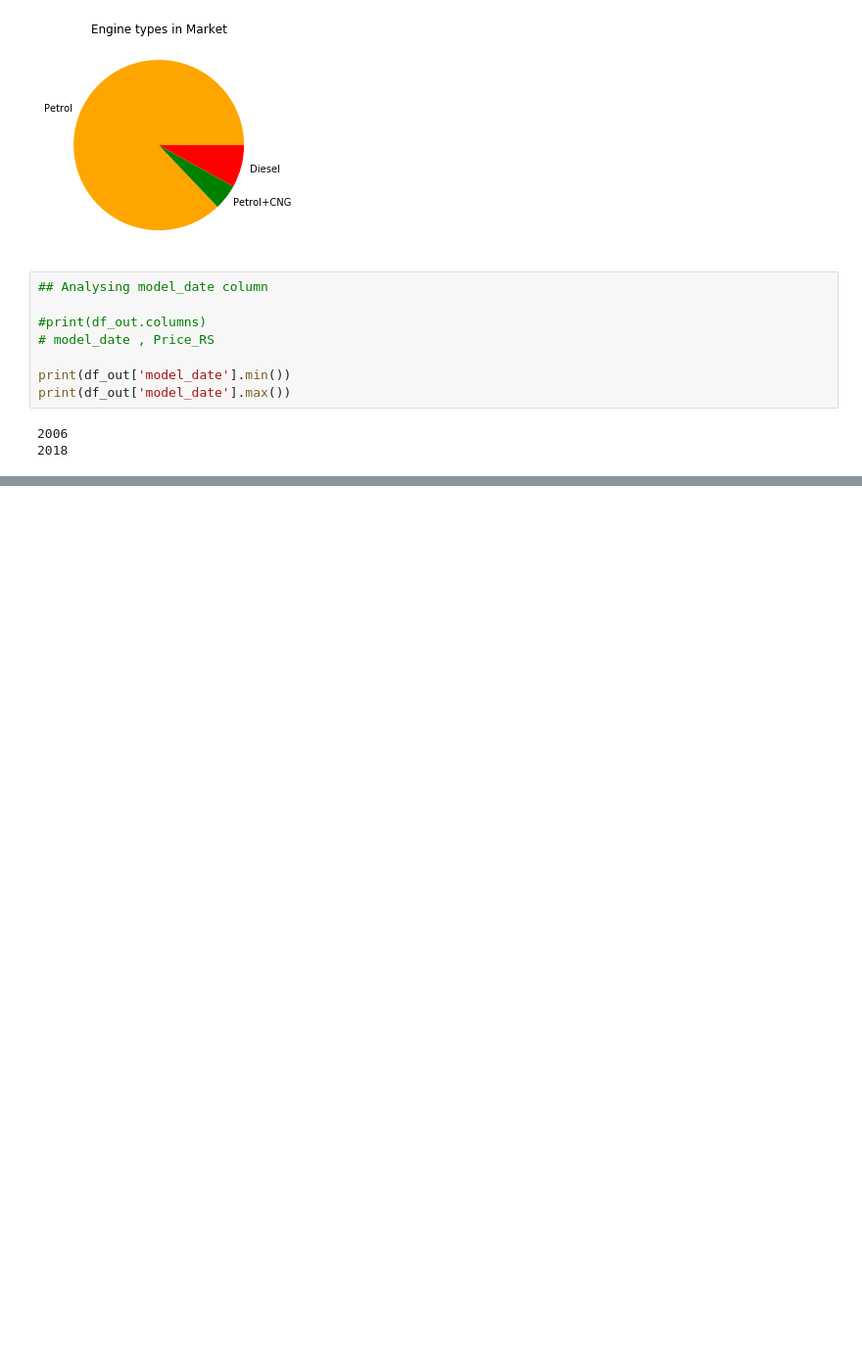
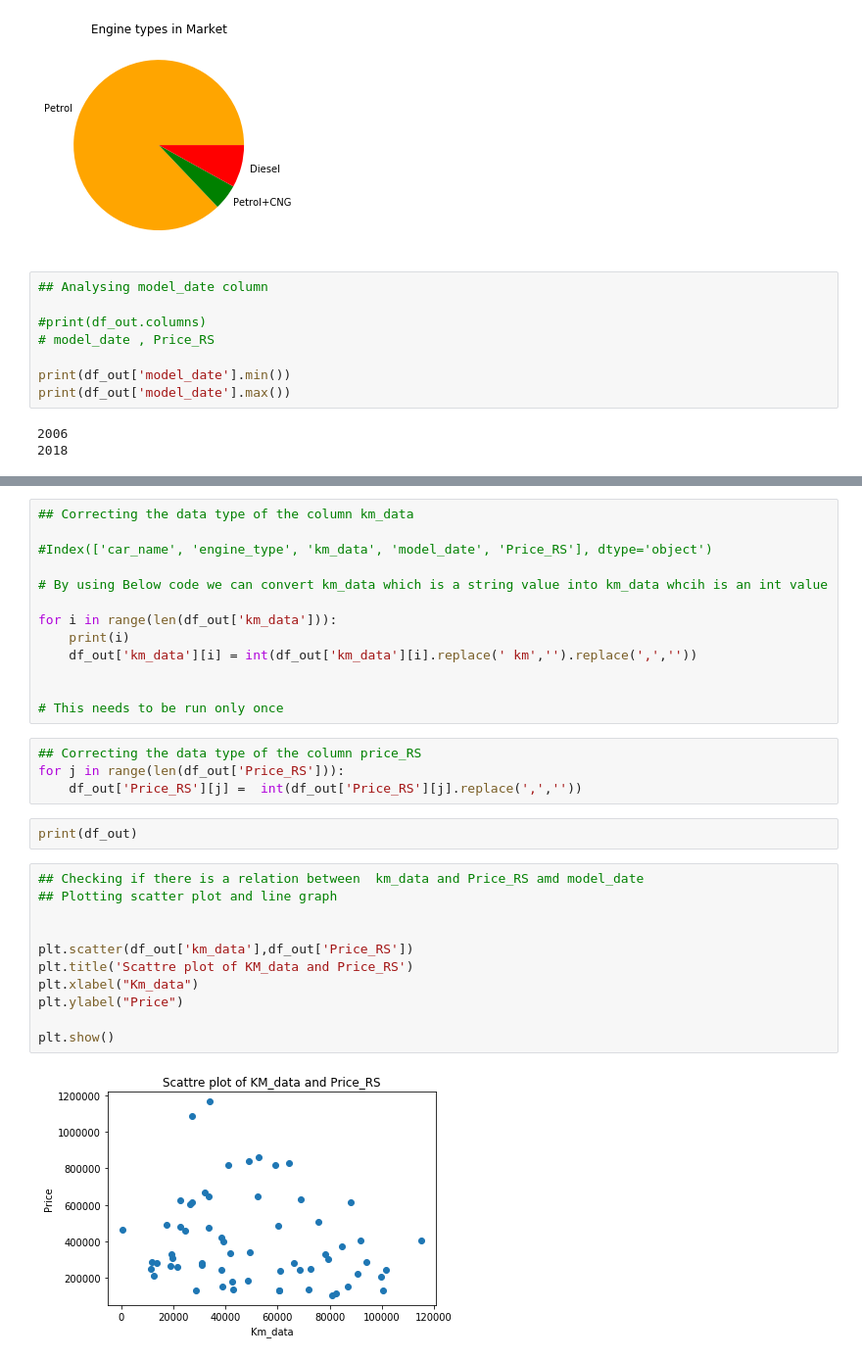
Before and after one commit to harishkemkar/Webscarapperfor_used_cars, a Jupyter notebook: usedcars.ipynb, the cells around one changed output, grey strips where cells are left out. Shown at 98% size. Drawn from its saved outputs; the diff is of its cells as text; blank space fills up the shorter version.

```diff
--- a/usedcars.ipynb
+++ b/usedcars.ipynb
@@ -201,0 +200,32 @@ plt.show()
+# %%
+## Correcting the data type of the column km_data
+
+#Index(['car_name', 'engine_type', 'km_data', 'model_date', 'Price_RS'], dtype='object')
+
+# By using Below code we can convert km_data which is a string value into km_data whcih is an int value
+
+for i in range(len(df_out['km_data'])):
+    print(i)
+    df_out['km_data'][i] = int(df_out['km_data'][i].replace(' km','').replace(',',''))
+
+
+# This needs to be run only once
+# %%
+## Correcting the data type of the column price_RS
+for j in range(len(df_out['Price_RS'])):
+    df_out['Price_RS'][j] =  int(df_out['Price_RS'][j].replace(',',''))
+# %%
+print(df_out)
+# %%
+## Checking if there is a relation between  km_data and Price_RS amd model_date
+## Plotting scatter plot and line graph
+
+
+plt.scatter(df_out['km_data'],df_out['Price_RS'])
+plt.title('Scattre plot of KM_data and Price_RS')
+plt.xlabel("Km_data")
+plt.ylabel("Price")
+
+plt.show()
+# %% [output]
+[figure, added]
```
Also changed, not shown: parts of 3 cells of this notebook.
